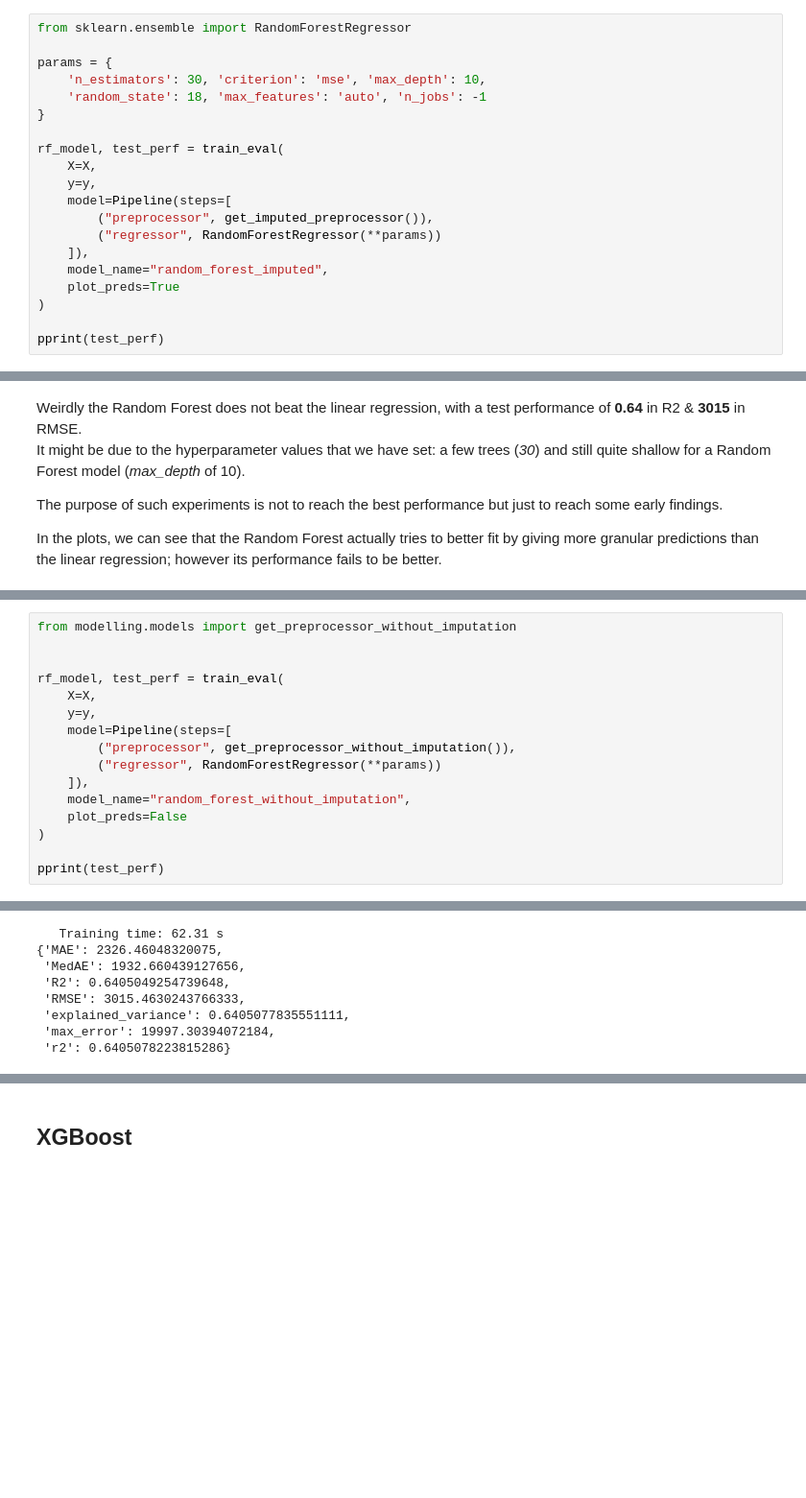
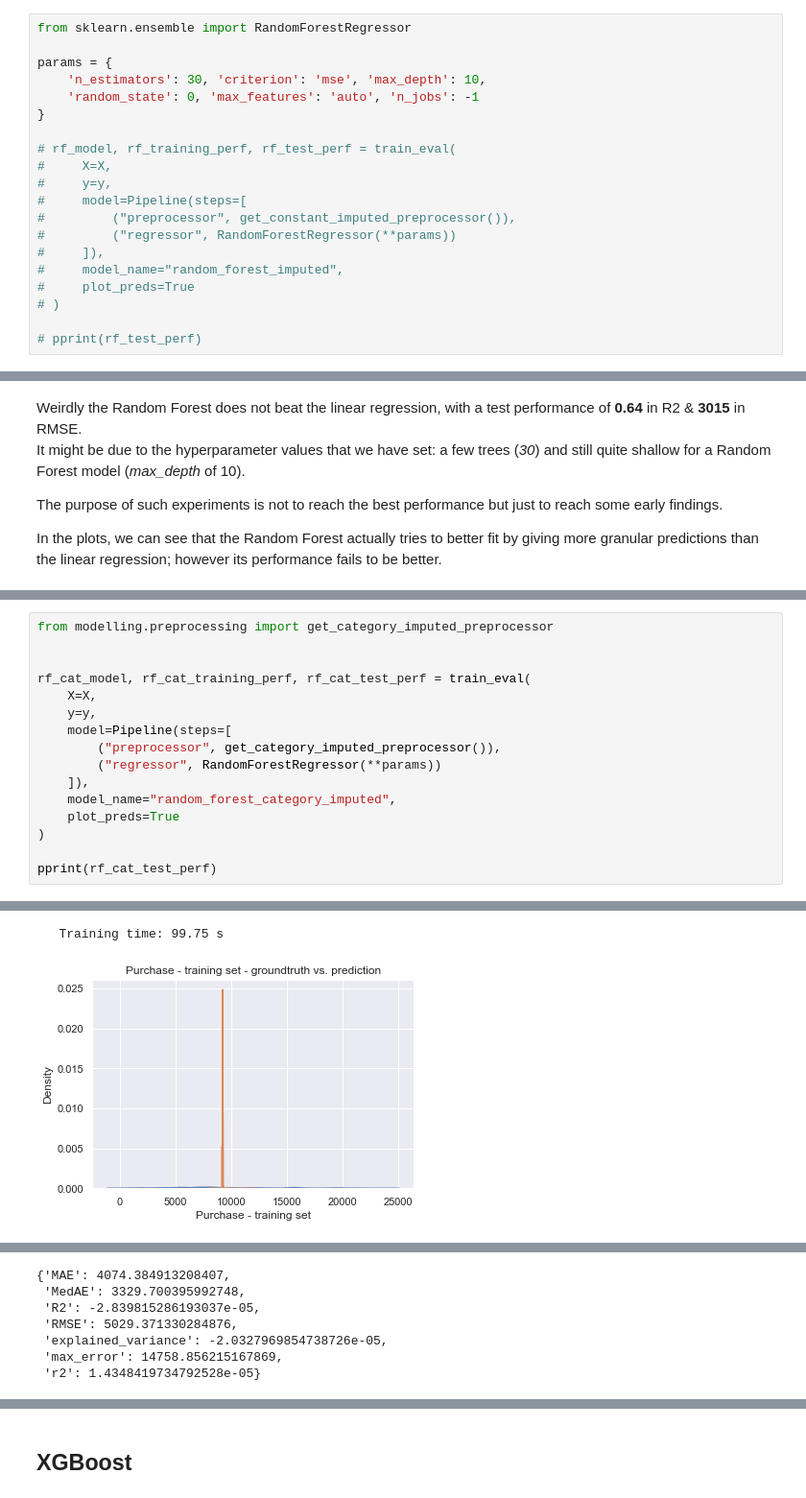
Before and after one commit to aliz-ai/ml-spec-2022, a Jupyter notebook: Demo #2/notebooks/3. Training experiments.ipynb, the cells around one changed output, grey strips where cells are left out. Shown: that part at 96% size. Cells and saved outputs as stored; diff of their text form; blank space fills up the shorter version.

Commit message:
finer-grained imputation

```diff
--- a/Demo #2/notebooks/3. Training experiments.ipynb
+++ b/Demo #2/notebooks/3. Training experiments.ipynb
@@ -134,18 +114,18 @@ from sklearn.ensemble import RandomForestRegressor
 
 params = {
     'n_estimators': 30, 'criterion': 'mse', 'max_depth': 10,
-    'random_state': 18, 'max_features': 'auto', 'n_jobs': -1
+    'random_state': 0, 'max_features': 'auto', 'n_jobs': -1
 }
 
-rf_model, test_perf = train_eval(
-    X=X,
-    y=y,
-    model=Pipeline(steps=[
-        ("preprocessor", get_imputed_preprocessor()),
-        ("regressor", RandomForestRegressor(**params))
-    ]),
-    model_name="random_forest_imputed",
-    plot_preds=True
-)
+# rf_model, rf_training_perf, rf_test_perf = train_eval(
+#     X=X,
+#     y=y,
+#     model=Pipeline(steps=[
+#         ("preprocessor", get_constant_imputed_preprocessor()),
+#         ("regressor", RandomForestRegressor(**params))
+#     ]),
+#     model_name="random_forest_imputed",
+#     plot_preds=True
+# )
 
-pprint(test_perf)
+# pprint(rf_test_perf)
@@ -191,17 +151,17 @@ For tree-based models, it makes semantic sense not to use imputation because the
 # %%
-from modelling.models import get_preprocessor_without_imputation
+from modelling.preprocessing import get_category_imputed_preprocessor
 
 
-rf_model, test_perf = train_eval(
+rf_cat_model, rf_cat_training_perf, rf_cat_test_perf = train_eval(
     X=X,
     y=y,
     model=Pipeline(steps=[
-        ("preprocessor", get_preprocessor_without_imputation()),
+        ("preprocessor", get_category_imputed_preprocessor()),
         ("regressor", RandomForestRegressor(**params))
     ]),
-    model_name="random_forest_without_imputation",
-    plot_preds=False
+    model_name="random_forest_category_imputed",
+    plot_preds=True
 )
 
-pprint(test_perf)
+pprint(rf_cat_test_perf)
 # %% [output]
@@ -222,8 +187,2 @@ Training...
-   Training time: 62.31 s
-{'MAE': 2326.46048320075,
- 'MedAE': 1932.660439127656,
- 'R2': 0.6405049254739648,
- 'RMSE': 3015.4630243766333,
- 'explained_variance': 0.6405077835551111,
- 'max_error': 19997.30394072184,
- 'r2': 0.6405078223815286}
+   Training time: 99.75 s
+[figure, added]
@@ -229,0 +190,7 @@ Training...
+{'MAE': 4074.384913208407,
+ 'MedAE': 3329.700395992748,
+ 'R2': -2.839815286193037e-05,
+ 'RMSE': 5029.371330284876,
+ 'explained_variance': -2.0327969854738726e-05,
+ 'max_error': 14758.856215167869,
+ 'r2': 1.4348419734792528e-05}
```
Also changed, not shown: parts of 13 cells of this notebook, 17 other files.
